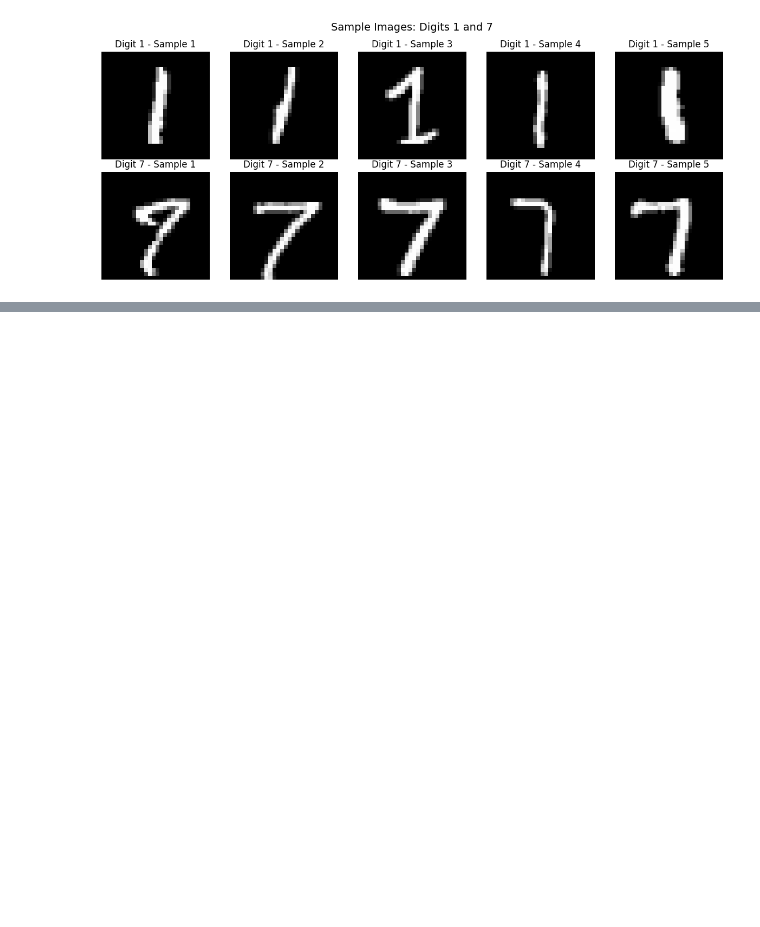
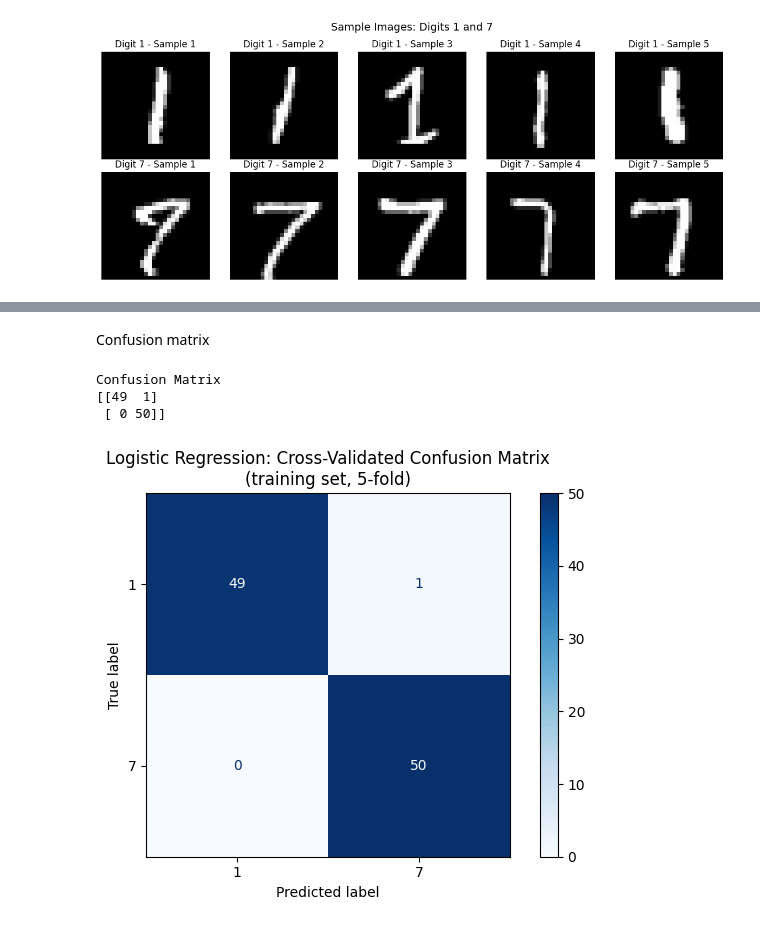
Before and after one commit to TasminaTasin75/binary-classification-mnist-dataset, a Jupyter notebook: ml_assignment_build_analyze_binary_classification.ipynb, the cells around one changed output, grey strips where cells are left out. Saved outputs shown, nothing was run; the diff lists cells and outputs as text; code cells hidden in the pictures; blank space fills up the shorter version.

```diff
--- a/ml_assignment_build_analyze_binary_classification.ipynb
+++ b/ml_assignment_build_analyze_binary_classification.ipynb
@@ -170,0 +411,42 @@ plt.show()
+# %% [markdown]
+Confusion matrix
+# %%
+# Confusion matrix using cross-validated predictions
+# cross_val_predict requires each sample to be predicted exactly once,
+# so a single (non-repeated) stratified 5-fold split is used here.
+
+from sklearn.model_selection import StratifiedKFold, cross_val_predict
+from sklearn.metrics import ConfusionMatrixDisplay, confusion_matrix
+
+cv_single = StratifiedKFold(n_splits=5, shuffle=True, random_state=42)
+
+# Each training image is predicted by a model that did not see it
+y_train_pred = cross_val_predict(
+    lr_model,
+    X_train_scaled,
+    y_train,
+    cv=cv_single,
+    method="predict",
+    n_jobs=-1
+)
+
+# Calculate the confusion matrix
+confusionMatrix = confusion_matrix(y_train, y_train_pred, labels=[1, 7])
+
+print("Confusion Matrix")
+print(confusionMatrix)
+
+# Visualise the confusion matrix
+cm_display = ConfusionMatrixDisplay(
+    confusion_matrix=confusionMatrix,
+    display_labels=[1, 7]
+)
+cm_display.plot(cmap="Blues", values_format="d")
+plt.title("Logistic Regression: Cross-Validated Confusion Matrix\n(training set, 5-fold)")
+plt.tight_layout()
+plt.show()
+# %% [output]
+Confusion Matrix
+[[49  1]
+ [ 0 50]]
+[figure, added]
```
Also changed, not shown: parts of 42 cells of this notebook.
